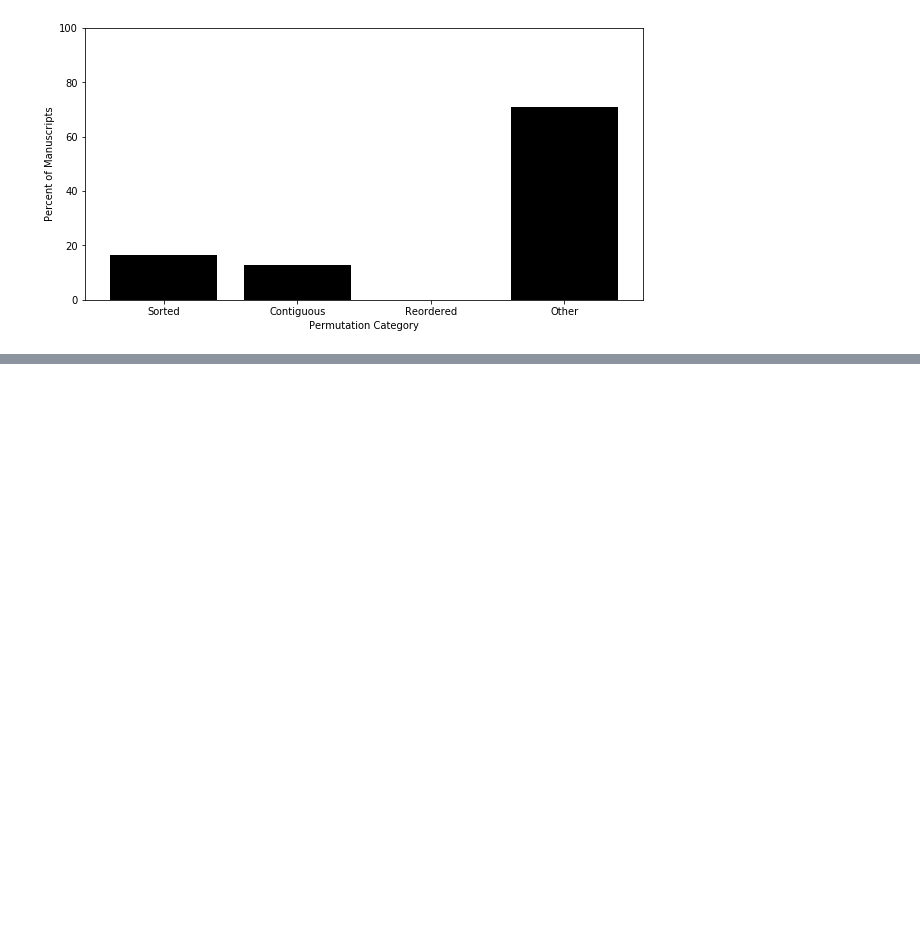
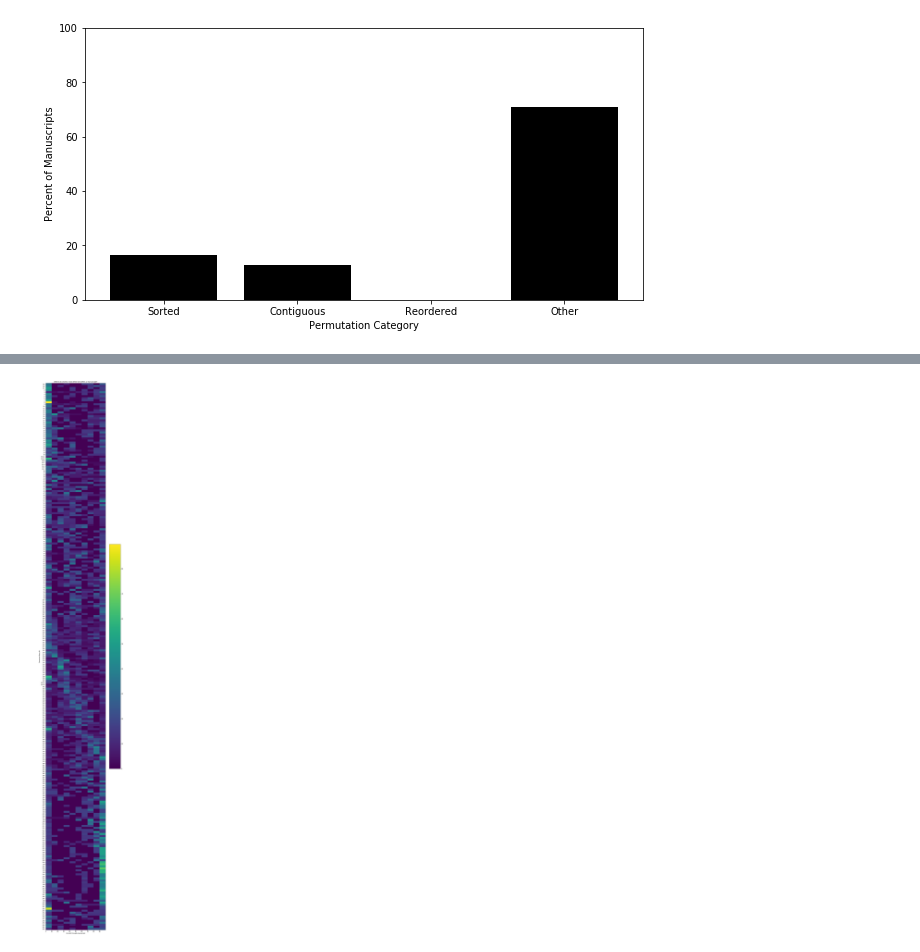
Before and after one commit to kmcelwee/pemm-jupyter, a Jupyter notebook: Research Manuscript Order.ipynb, the cells around one changed output, grey strips where cells are left out. Saved outputs shown, nothing was run; the diff lists cells and outputs as text; code cells hidden in the pictures; blank space fills up the shorter version.

Commit message:
heatmap histogram, remove some assumptions about order, remove git clone

```diff
--- a/Research Manuscript Order.ipynb
+++ b/Research Manuscript Order.ipynb
@@ -412,0 +411,14 @@ df_sc.head(15)
+# %%
+story_location = {}
+for man in all_manuscripts:
+    if len(man) > MANUSCRIPT_THRESHOLD:
+        for i, story_id in enumerate(man):
+            l = story_location.get(story_id, [])
+            l.append(i / len(man)*100)
+            story_location[story_id] = l
+# %%
+# filter out stories that don't occur too often
+story_location = {s: l for s, l in story_location.items() if len(l) > STORY_THRESHOLD}
+# %%
+story_location_hist = [[story_id, plt.hist(l, bins=BINS)[0].tolist()] for story_id, l in story_location.items()]
+plt.close()
@@ -412,0 +437,14 @@ df_sc.head(15)
+# %%
+plt.figure(figsize=(10, 75))
+plt.pcolor(df_sl)
+plt.yticks(np.arange(0.5, len(df_sl.index), 1), [reverse_id_mapper[x] for x in df_sl.index])
+plt.gca().invert_yaxis()
+plt.xticks(np.arange(0, df_sl.shape[1], 1), range(0, 100, 10))
+plt.ylabel('Canonical Story ID')
+plt.xlabel('Percent through manuscript')
+plt.title('Where do stories most often fall within a manuscript?')
+plt.colorbar()
+plt.savefig(os.path.join(PLOT_DIR, 'story-placement.png'))
+None
+# %% [output]
+[figure, added]
```
Also changed, not shown: parts of 12 cells of this notebook.
